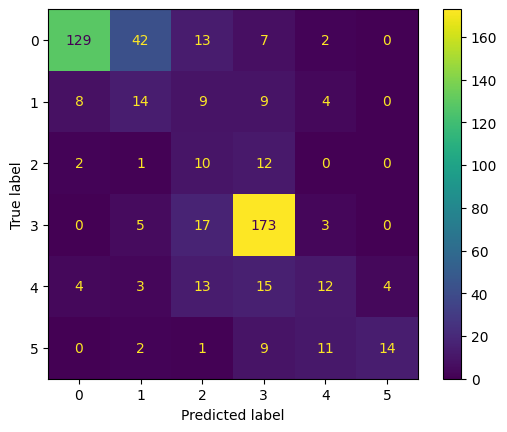
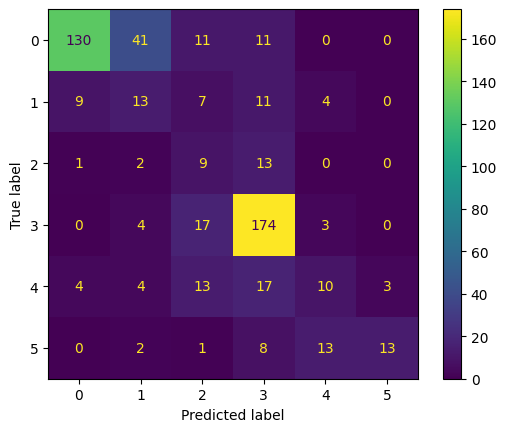
The notebook cell's code change between the first figure and the second:
--- before
+++ after
@@ -5,3 +5,4 @@
 disp = ConfusionMatrixDisplay(confusion_matrix=cm)
 disp.plot()
+plt.savefig('../Figures/RandomForest_6categories_CM.png', dpi=300)
 plt.show()

Commit: Comment and add unified dataset